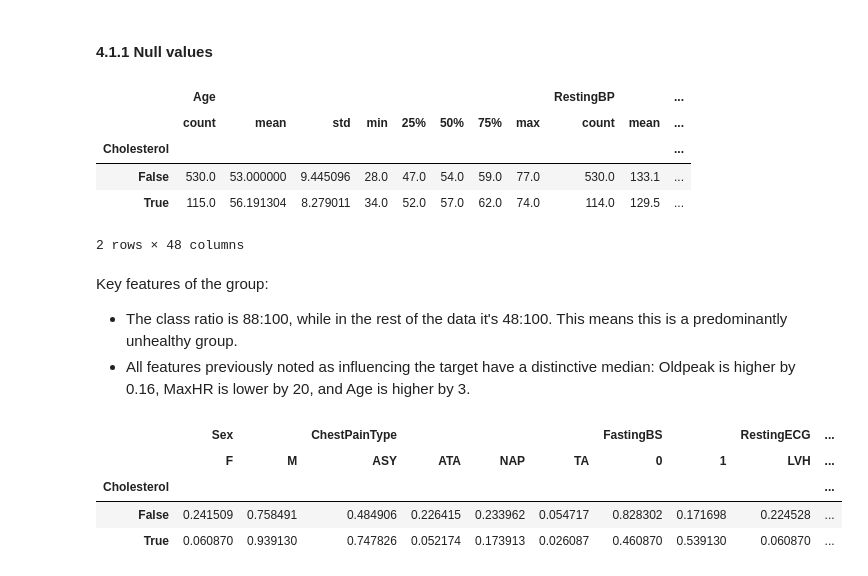
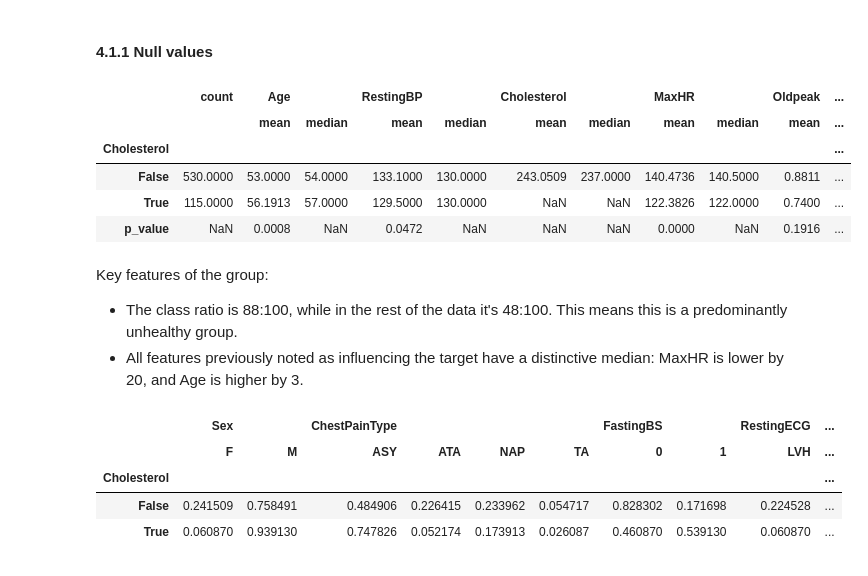
Before and after one commit to Lymuthien/heart_failure, a Jupyter notebook: notebooks/1.0-eda.ipynb, the cells around one changed output. Drawn from its saved outputs; the diff is of its cells as text; code cells hidden in the pictures.

```diff
--- a/notebooks/1.0-eda.ipynb
+++ b/notebooks/1.0-eda.ipynb
@@ -213,20 +215,20 @@ ExerciseAngina repeats the CPT and ST_Slope information.
 ### 4.1 Cholesterol
 # %% [markdown]
 #### 4.1.1 Null values
-# %%
-null_mask = df_train[CHOLESTEROL].isna()
-df_train.groupby(null_mask).describe()
-# %% [output]
-|  | Age |  |  |  |  |  |  |  | RestingBP |  | ... |
-|  | count | mean | std | min | 25% | 50% | 75% | max | count | mean | ... |
-| Cholesterol |  |  |  |  |  |  |  |  |  |  | ... |
-| False | 530.0 | 53.000000 | 9.445096 | 28.0 | 47.0 | 54.0 | 59.0 | 77.0 | 530.0 | 133.1 | ... |
-| True | 115.0 | 56.191304 | 8.279011 | 34.0 | 52.0 | 57.0 | 62.0 | 74.0 | 114.0 | 129.5 | ... |
-2 rows × 48 columns
+# %%
+null_mask = df_train[CHOLESTEROL].isna()
+describe_by_group(df_train, null_mask)
+# %% [output]
+|  | count | Age |  | RestingBP |  | Cholesterol |  | MaxHR |  | Oldpeak | ... |
+|  |  | mean | median | mean | median | mean | median | mean | median | mean | ... |
+| Cholesterol |  |  |  |  |  |  |  |  |  |  | ... |
+| False | 530.0000 | 53.0000 | 54.0000 | 133.1000 | 130.0000 | 243.0509 | 237.0000 | 140.4736 | 140.5000 | 0.8811 | ... |
+| True | 115.0000 | 56.1913 | 57.0000 | 129.5000 | 130.0000 | NaN | NaN | 122.3826 | 122.0000 | 0.7400 | ... |
+| p_value | NaN | 0.0008 | NaN | 0.0472 | NaN | NaN | NaN | 0.0000 | NaN | 0.1916 | ... |
 # %% [markdown]
 Key features of the group:
 - The class ratio is 88:100, while in the rest of the data it's 48:100. This means this is a predominantly unhealthy group.
-- All features previously noted as influencing the target have a distinctive median: Oldpeak is higher by 0.16, MaxHR is lower by 20, and Age is higher by 3.
+- All features previously noted as influencing the target have a distinctive median: MaxHR is lower by 20, and Age is higher by 3.
 # %%
 cat_pct_distr_by_group(df_train, null_mask)
 # %% [output]
```
Also changed, not shown: parts of 8 cells of this notebook, 1 other file.
